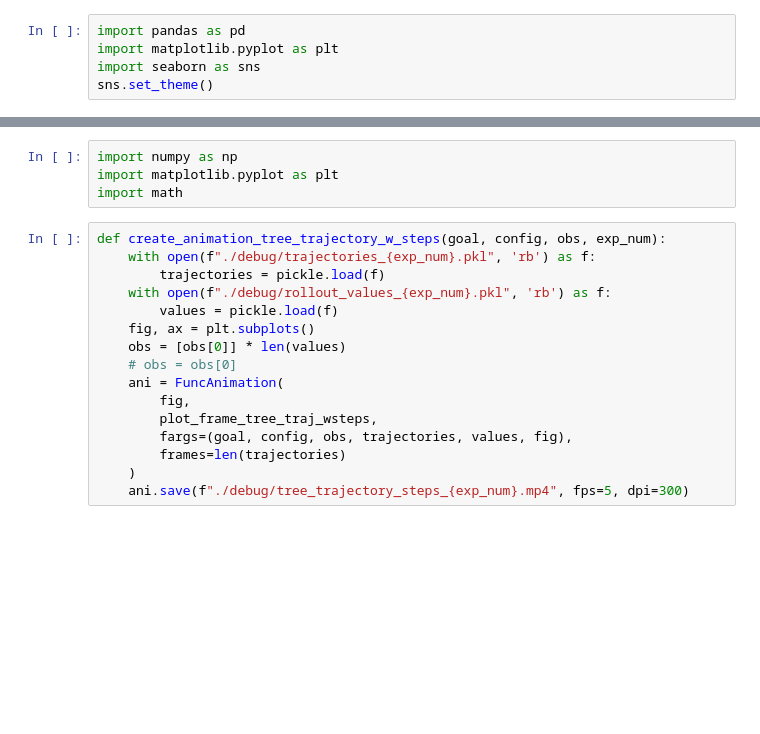
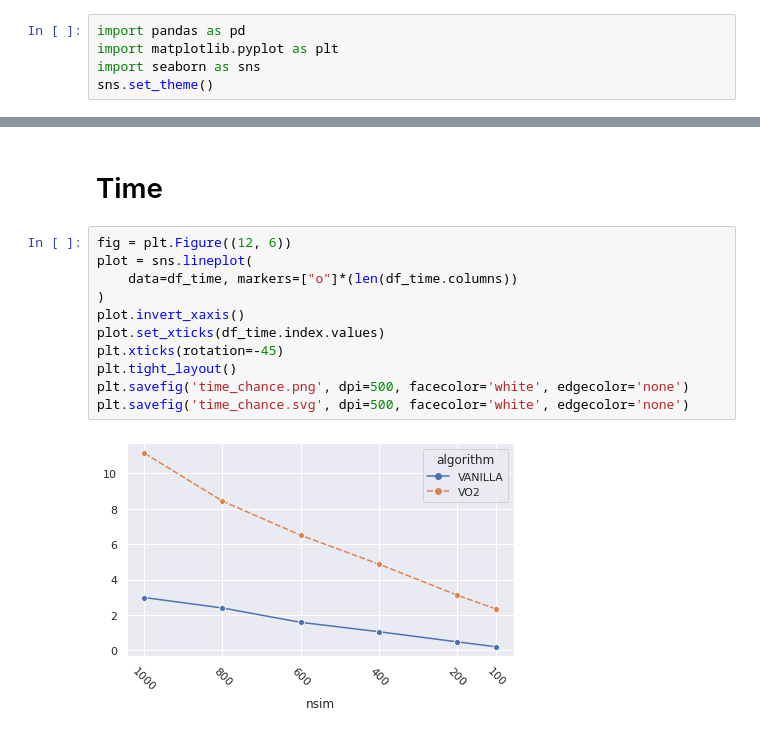
Before and after one commit to Isla-lab/MCTS_VO, a Jupyter notebook: RobotArena Experimets.ipynb, the cells around one changed output, grey strips where cells are left out. Cells and saved outputs as stored; diff of their text form; blank space fills up the shorter version.

```diff
--- a/RobotArena Experimets.ipynb
+++ b/RobotArena Experimets.ipynb
@@ -392,20 +403,15 @@ plt.savefig('reward_chance.svg', dpi=500)
-# %%
-import numpy as np
-import matplotlib.pyplot as plt
-import math
-# %%
-def create_animation_tree_trajectory_w_steps(goal, config, obs, exp_num):
-    with open(f"./debug/trajectories_{exp_num}.pkl", 'rb') as f:
-        trajectories = pickle.load(f)
-    with open(f"./debug/rollout_values_{exp_num}.pkl", 'rb') as f:
-        values = pickle.load(f)
-    fig, ax = plt.subplots()
-    obs = [obs[0]] * len(values)
-    # obs = obs[0]
-    ani = FuncAnimation(
-        fig,
-        plot_frame_tree_traj_wsteps,
-        fargs=(goal, config, obs, trajectories, values, fig),
-        frames=len(trajectories)
-    )
-    ani.save(f"./debug/tree_trajectory_steps_{exp_num}.mp4", fps=5, dpi=300)
+# %% [markdown]
+# Time
+# %%
+fig = plt.Figure((12, 6))
+plot = sns.lineplot(
+    data=df_time, markers=["o"]*(len(df_time.columns))
+)
+plot.invert_xaxis()
+plot.set_xticks(df_time.index.values)
+plt.xticks(rotation=-45)
+plt.tight_layout()
+plt.savefig('time_chance.png', dpi=500, facecolor='white', edgecolor='none')
+plt.savefig('time_chance.svg', dpi=500, facecolor='white', edgecolor='none')
+# %% [output]
+[figure, added]
```
Also changed, not shown: parts of 12 cells of this notebook, 1 other file.
